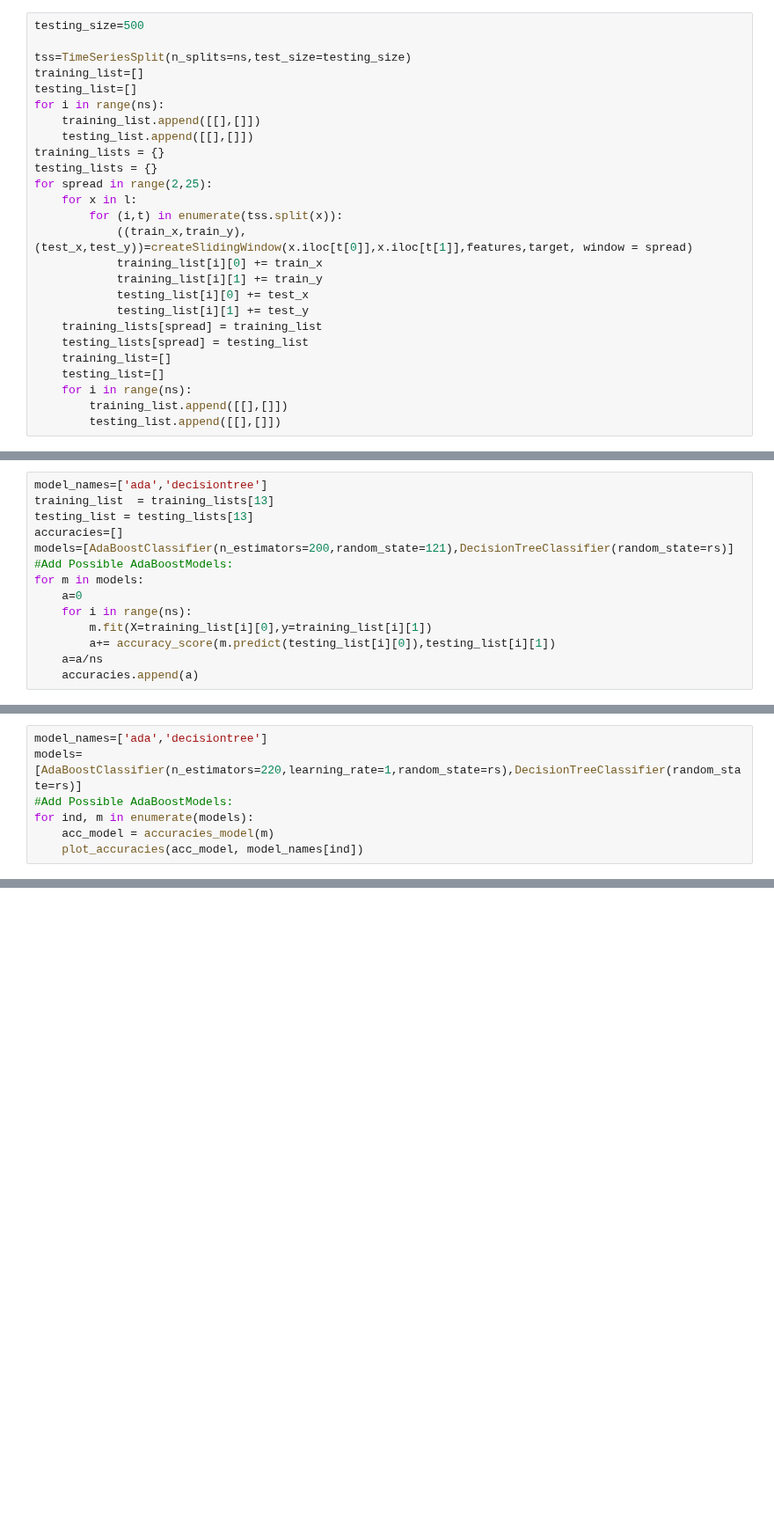
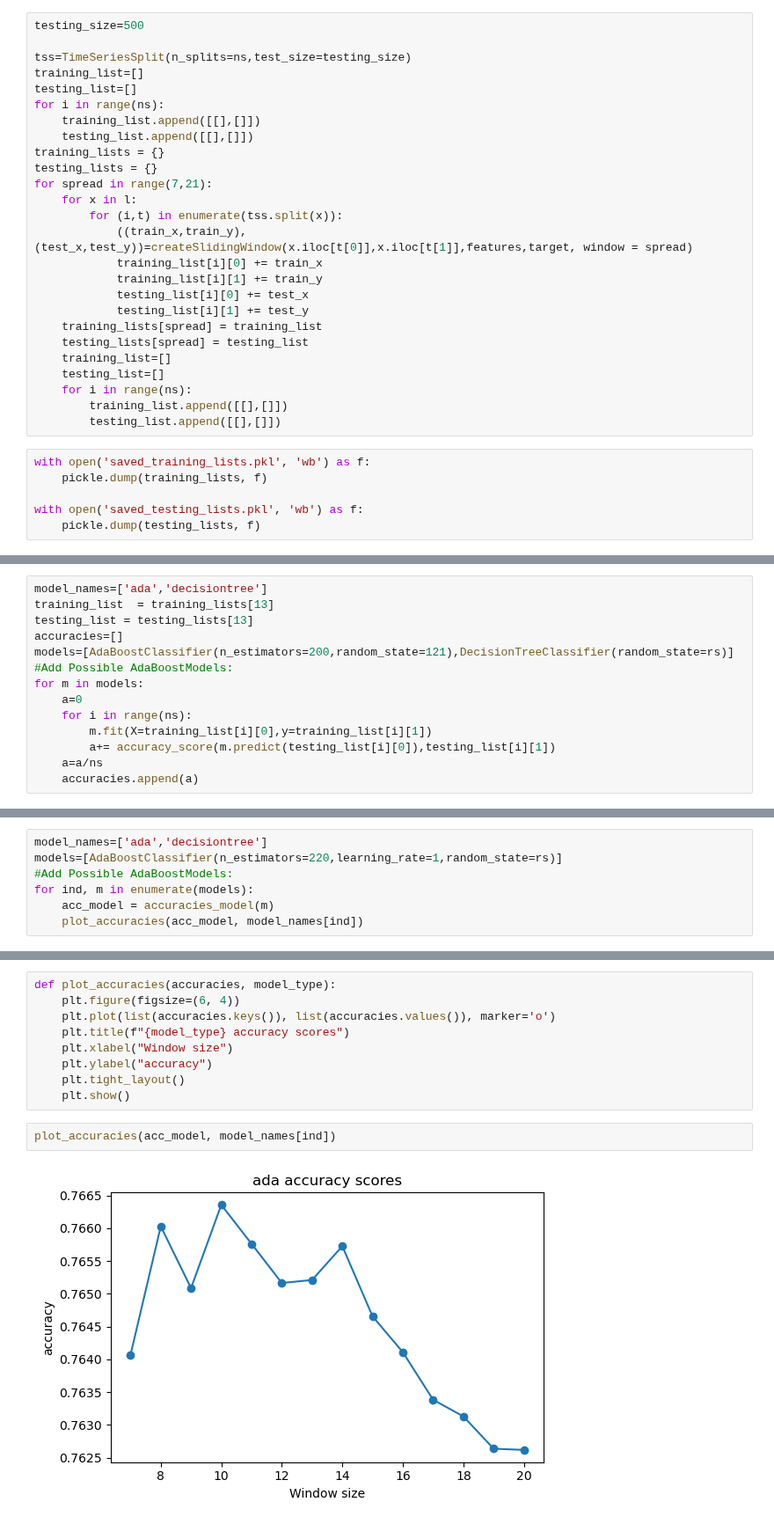
Before and after one commit to srijanrodo/erdos_regime_switch, a Jupyter notebook: training_ada.ipynb, the cells around one changed output, grey strips where cells are left out. Shown at 88% size. Saved outputs shown, nothing was run; the diff lists cells and outputs as text; blank space fills up the shorter version.

Commit message:
Added individual stock training in ada

```diff
--- a/training_ada.ipynb
+++ b/training_ada.ipynb
@@ -40,7 +56,7 @@ for i in range(ns):
     testing_list.append([[],[]])
 training_lists = {}
 testing_lists = {}
-for spread in range(2,25):
+for spread in range(7,21):
     for x in l:
         for (i,t) in enumerate(tss.split(x)):
             ((train_x,train_y),(test_x,test_y))=createSlidingWindow(x.iloc[t[0]],x.iloc[t[1]],features,target, window = spread)
@@ -55,6 +71,12 @@ for spread in range(2,25):
     for i in range(ns):
         training_list.append([[],[]])
         testing_list.append([[],[]])
+# %%
+with open('saved_training_lists.pkl', 'wb') as f:
+    pickle.dump(training_lists, f)
+
+with open('saved_testing_lists.pkl', 'wb') as f:
+    pickle.dump(testing_lists, f)
 # %%
 with open('saved_training_lists.pkl', 'rb') as f:
     training_lists = pickle.load(f)
@@ -99,6 +121,6 @@ dict_keys([2, 3, 4, 5, 6, 7, 8, 9, 10, 11, 12, 13, 14, 15, 16, 17, 18, 19, 20, 2
 # %%
 model_names=['ada','decisiontree']
-models=[AdaBoostClassifier(n_estimators=220,learning_rate=1,random_state=rs),DecisionTreeClassifier(random_state=rs)]
+models=[AdaBoostClassifier(n_estimators=220,learning_rate=1,random_state=rs)]
 #Add Possible AdaBoostModels:
 for ind, m in enumerate(models):
     acc_model = accuracies_model(m)
@@ -106,3 +130,16 @@ for ind, m in enumerate(models):
+# %%
+def plot_accuracies(accuracies, model_type):
+    plt.figure(figsize=(6, 4))
+    plt.plot(list(accuracies.keys()), list(accuracies.values()), marker='o')
+    plt.title(f"{model_type} accuracy scores")
+    plt.xlabel("Window size")
+    plt.ylabel("accuracy")
+    plt.tight_layout()
+    plt.show()
+# %%
+plot_accuracies(acc_model, model_names[ind])
+# %% [output]
+[figure, added]
 # %%
 #13 seems best from above
 window=13
```
Also changed, not shown: parts of 7 cells of this notebook.
